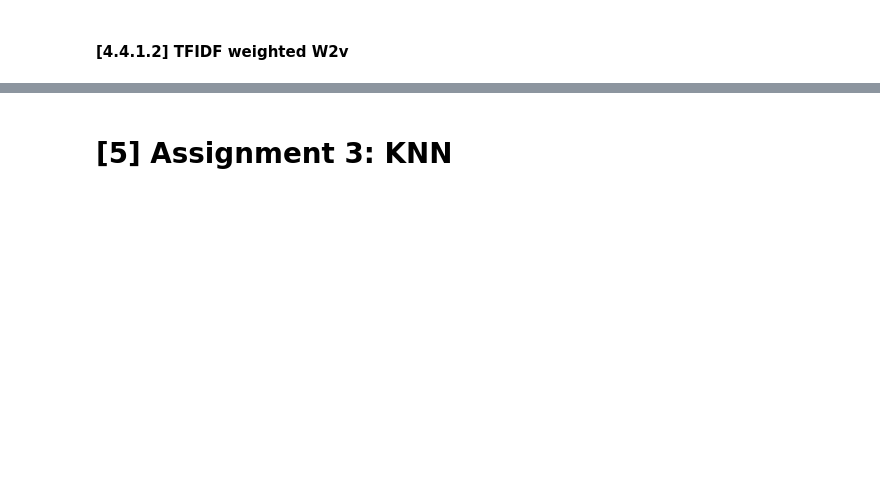
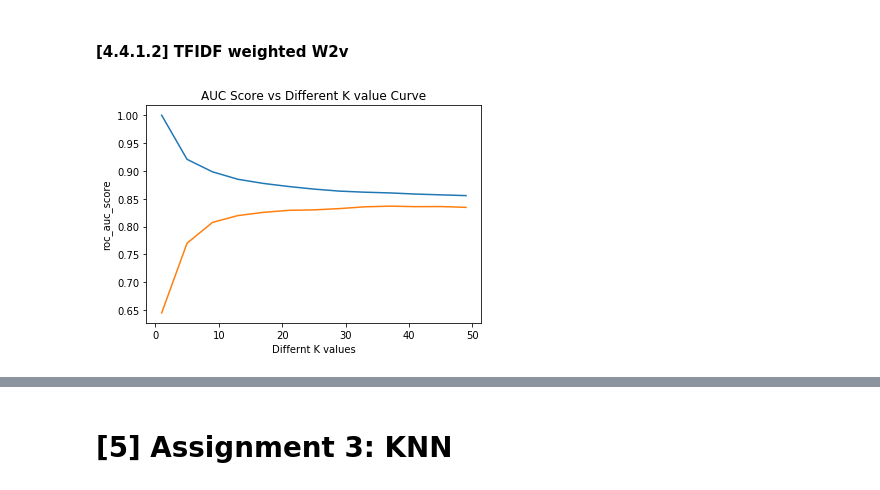
Before and after one commit to as3eem/AmazonFoodReview, a Jupyter notebook: 03 Amazon Fine Food Reviews Analysis_KNN.ipynb, the cells around one changed output, grey strips where cells are left out. Drawn from its saved outputs; the diff is of its cells as text; code cells hidden in the pictures; blank space fills up the shorter version.

```diff
--- a/03 Amazon Fine Food Reviews Analysis_KNN.ipynb
+++ b/03 Amazon Fine Food Reviews Analysis_KNN.ipynb
@@ -646,7 +701,7 @@ ValueError: Found input variables with inconsistent numbers of samples: [9214, 9
 # %%
 # S = ["abc def pqr", "def def def abc", "pqr pqr def"]
 model = TfidfVectorizer()
-tf_idf_matrix = model.fit_transform(preprocessed_reviews)
+tf_idf_matrix = model.fit_transform(X_train_w2v)
 # we are converting a dictionary with word as a key, and the idf as a value
 dictionary = dict(zip(model.get_feature_names(), list(model.idf_)))
 # %%
@@ -654,7 +709,7 @@ dictionary = dict(zip(model.get_feature_names(), list(model.idf_)))
 tfidf_feat = model.get_feature_names() # tfidf words/col-names
 # final_tf_idf is the sparse matrix with row= sentence, col=word and cell_val = tfidf
 
-tfidf_sent_vectors = []; # the tfidf-w2v for each sentence/review is stored in this list
+tfidf_sent_vectors_train = []; # the tfidf-w2v for each sentence/review is stored in this list
 row=0;
 for sent in tqdm(list_of_sentance): # for each review/sentence
     sent_vec = np.zeros(50) # as word vectors are of zero length
@@ -671,5 +726,5 @@ for sent in tqdm(list_of_sentance): # for each review/sentence
             weight_sum += tf_idf
     if weight_sum != 0:
         sent_vec /= weight_sum
-    tfidf_sent_vectors.append(sent_vec)
+    tfidf_sent_vectors_train.append(sent_vec)
     row += 1
@@ -675,0 +773,34 @@ for sent in tqdm(list_of_sentance): # for each review/sentence
+# %%
+
+from sklearn.model_selection import train_test_split
+from sklearn.neighbors import KNeighborsClassifier
+from sklearn.metrics import roc_auc_score
+X_train, X_cv, X_test = tfidf_sent_vectors_train, tfidf_sent_vectors_cv, tfidf_sent_vectors_test
+y_train, y_cv, y_test = y_train_w2v,y_cv_w2v, y_test_w2v
+auc_train=[]
+ks_train=[]
+auc_cv=[]
+ks_cv=[]
+for i in range(1,50,4):
+    knn = KNeighborsClassifier(n_neighbors=i, algorithm='brute') #try distance cosine too
+    knn.fit(X_train, y_train)
+    # y_pred = knn.predict(X_test)
+    proba = knn.predict_proba(X_train)[:,1]
+    auc_train.append(roc_auc_score(y_train, proba))
+    ks_train.append(i)
+    #############################################################
+    proba = knn.predict_proba(X_cv)[:,1]
+    auc_cv.append(roc_auc_score(y_cv, proba))
+    ks_cv.append(i)
+
+
+
+######## AUC PLOTTING ########
+ax=sns.lineplot(ks_train,auc_train)
+ax=sns.lineplot(ks_cv,auc_cv)
+ax.set(xlabel='Differnt K values',ylabel='roc_auc_score')
+ax.set_title('AUC Score vs Different K value Curve')
+plt.show()
+######## AUC PLOTTING ########
+# %% [output]
+[figure, added]
```
Also changed, not shown: parts of 17 cells of this notebook.
